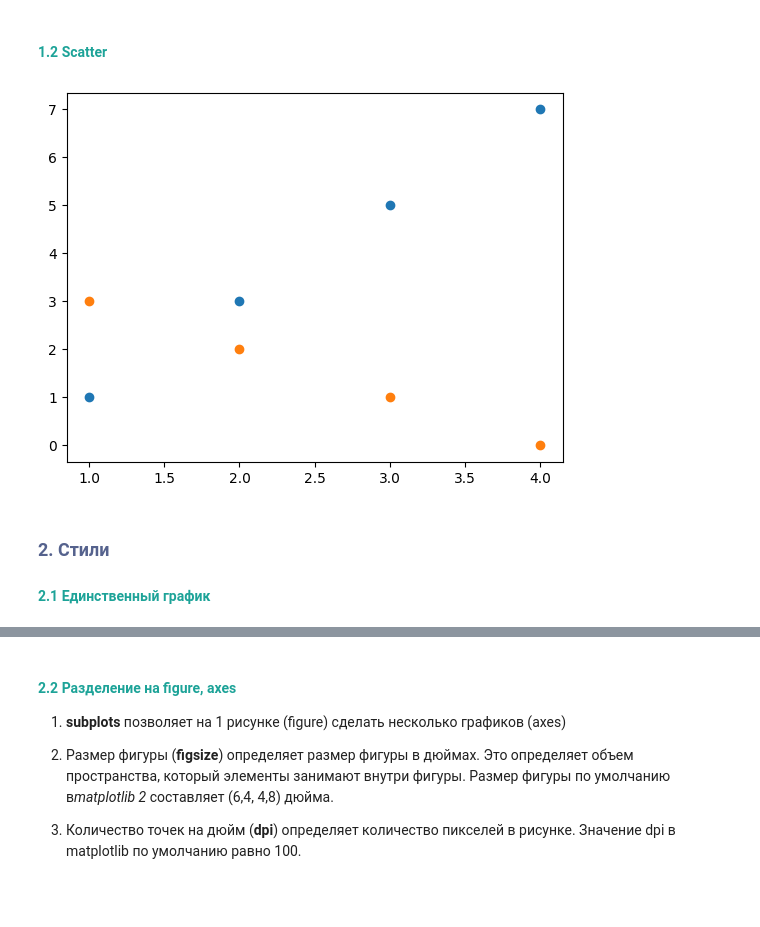
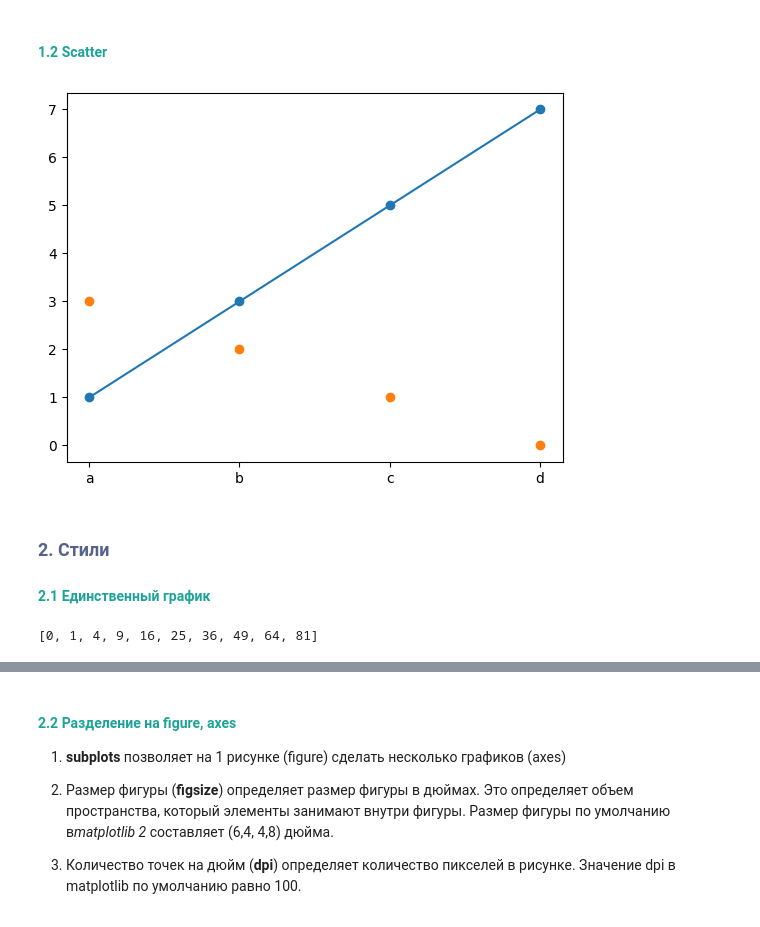
Before and after one commit to CamelCaseAverageEnjoyer/PythonCompendium, a Jupyter notebook: Study/Python-2-MIPT/6 занятие.ipynb, the cells around one changed output, grey strips where cells are left out. Drawn from its saved outputs; the diff is of its cells as text; code cells hidden in the pictures.

```diff
--- a/Study/Python-2-MIPT/6 занятие.ipynb
+++ b/Study/Python-2-MIPT/6 занятие.ipynb
@@ -30,15 +30,21 @@ plt.show()
 #### <span style="color:#1DA398">1.2 Scatter</span>
 # %%
 x = [1, 2, 3, 4]
+x = "a b c d".split()
+plt.plot(x, [1, 3, 5, 7])
 plt.scatter(x, [1, 3, 5, 7])
 plt.scatter(x, [3, 2, 1, 0])
 plt.show()
 # %% [output]
-[figure, old version]
+[figure, new version]
 # %% [markdown]
 ### <span style="color:#55628D">2. Стили</span>
 
 #### <span style="color:#1DA398">2.1 Единственный график</span>
+# %%
+[i**2 for i in range(10)]
+# %% [output]
+[0, 1, 4, 9, 16, 25, 36, 49, 64, 81]
 # %%
 import matplotlib.pyplot as plt
 
```
Also changed, not shown: parts of 14 cells of this notebook, 10 other files.
